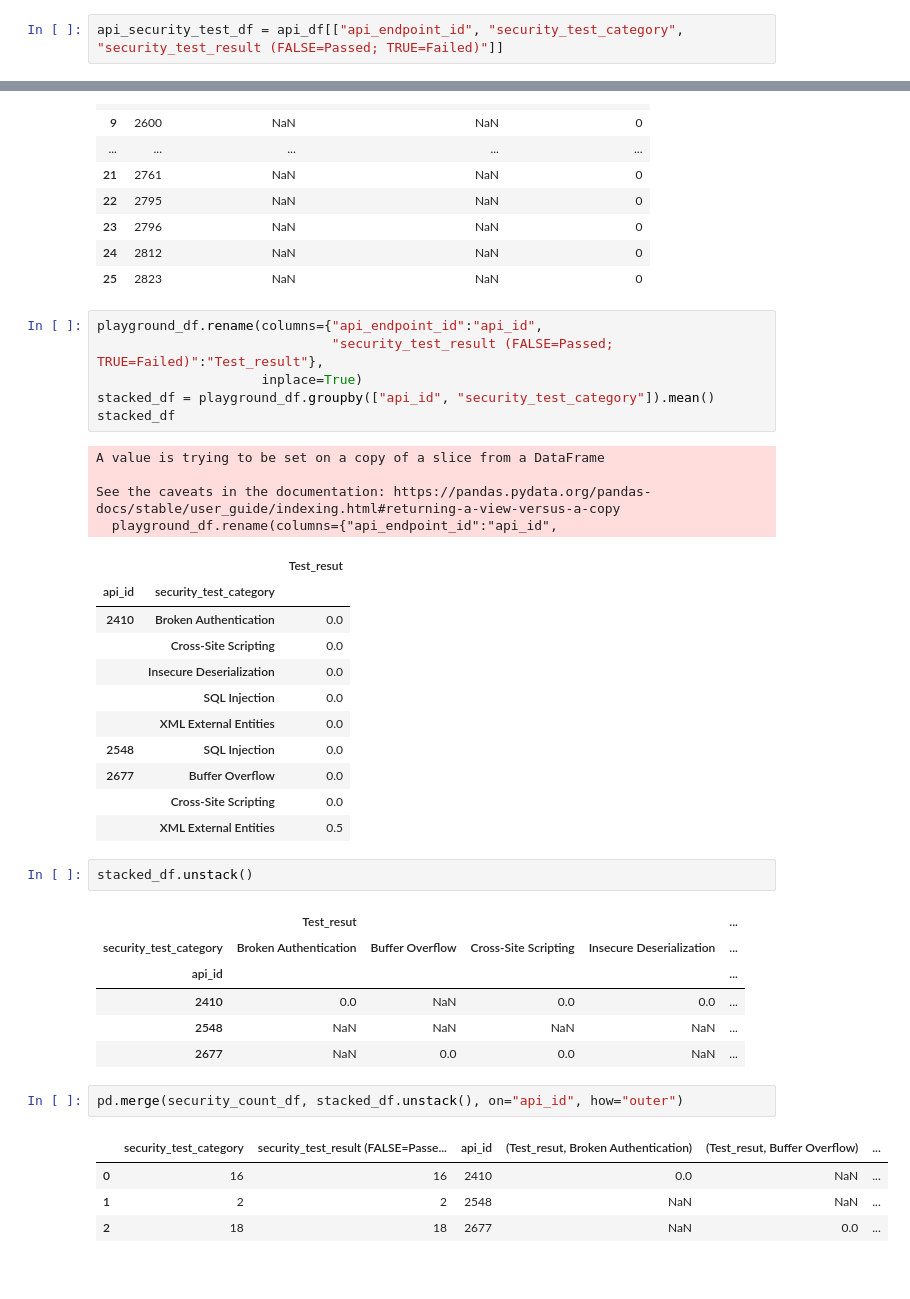
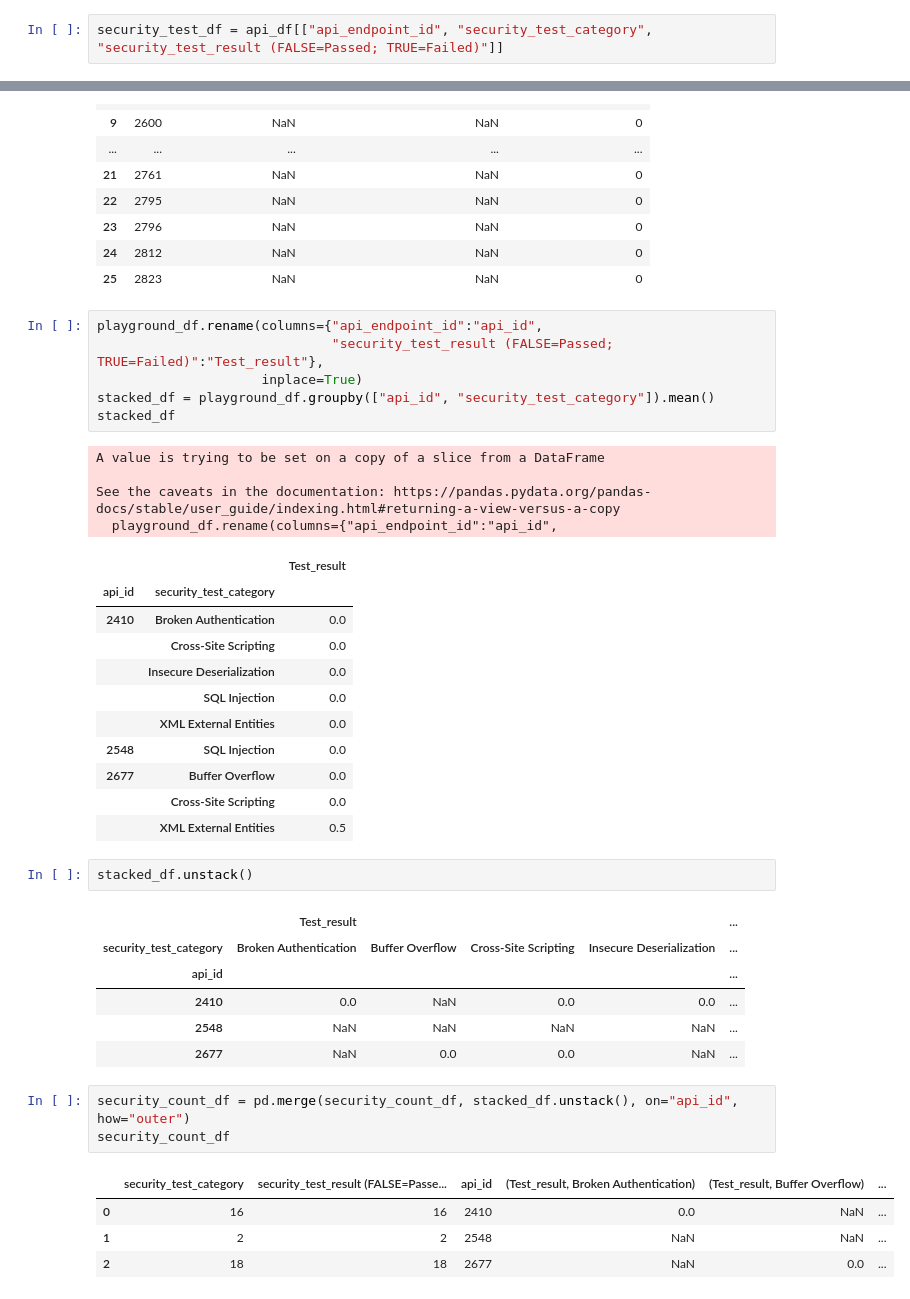
Before and after one commit to teejlab/API-Risk-Assessment-Framework, a Jupyter notebook: eda/security_test_feature.ipynb, the cells around one changed output, grey strips where cells are left out. Cells and saved outputs as stored; diff of their text form.

Commit message:
feat: merge all security test features

```diff
--- a/eda/security_test_feature.ipynb
+++ b/eda/security_test_feature.ipynb
@@ -23,5 +23,5 @@ api_df    #############  Passed = 0, Failed = 1 ????????????
 | 1999 | 2823 | 1286 | 574 | TestVendor | DepartmentAPI | AI & Data Science | free | {"response": {"data": [{"id": 1, ... | ... |
 2000 rows × 18 columns
 # %%
-api_security_test_df = api_df[["api_endpoint_id", "security_test_category", "security_test_result (FALSE=Passed; TRUE=Failed)"]]
+security_test_df = api_df[["api_endpoint_id", "security_test_category", "security_test_result (FALSE=Passed; TRUE=Failed)"]]
 # %%
@@ -153,7 +153,7 @@ A value is trying to be set on a copy of a slice from a DataFrame
 
 See the caveats in the documentation: https://pandas.pydata.org/pandas-docs/stable/user_guide/indexing.html#returning-a-view-versus-a-copy
   playground_df.rename(columns={"api_endpoint_id":"api_id",
-|  |  | Test_resut |
+|  |  | Test_result |
 | api_id | security_test_category |  |
 | 2410 | Broken Authentication | 0.0 |
 |  | Cross-Site Scripting | 0.0 |
@@ -167,16 +167,17 @@ See the caveats in the documentation: https://pandas.pydata.org/pandas-docs/stab
 # %%
 stacked_df.unstack()
 # %% [output]
-|  | Test_resut |  |  |  | ... |
+|  | Test_result |  |  |  | ... |
 | security_test_category | Broken Authentication | Buffer Overflow | Cross-Site Scripting | Insecure Deserialization | ... |
 | api_id |  |  |  |  | ... |
 | 2410 | 0.0 | NaN | 0.0 | 0.0 | ... |
 | 2548 | NaN | NaN | NaN | NaN | ... |
 | 2677 | NaN | 0.0 | 0.0 | NaN | ... |
 # %%
-pd.merge(security_count_df, stacked_df.unstack(), on="api_id", how="outer")
+security_count_df = pd.merge(security_count_df, stacked_df.unstack(), on="api_id", how="outer")
+security_count_df
 # %% [output]
-|  | security_test_category | security_test_result (FALSE=Passe... | api_id | (Test_resut, Broken Authentication) | (Test_resut, Buffer Overflow) | ... |
+|  | security_test_category | security_test_result (FALSE=Passe... | api_id | (Test_result, Broken Authentication) | (Test_result, Buffer Overflow) | ... |
 | 0 | 16 | 16 | 2410 | 0.0 | NaN | ... |
 | 1 | 2 | 2 | 2548 | NaN | NaN | ... |
 | 2 | 18 | 18 | 2677 | NaN | 0.0 | ... |
```
Also changed, not shown: parts of 5 cells of this notebook.
